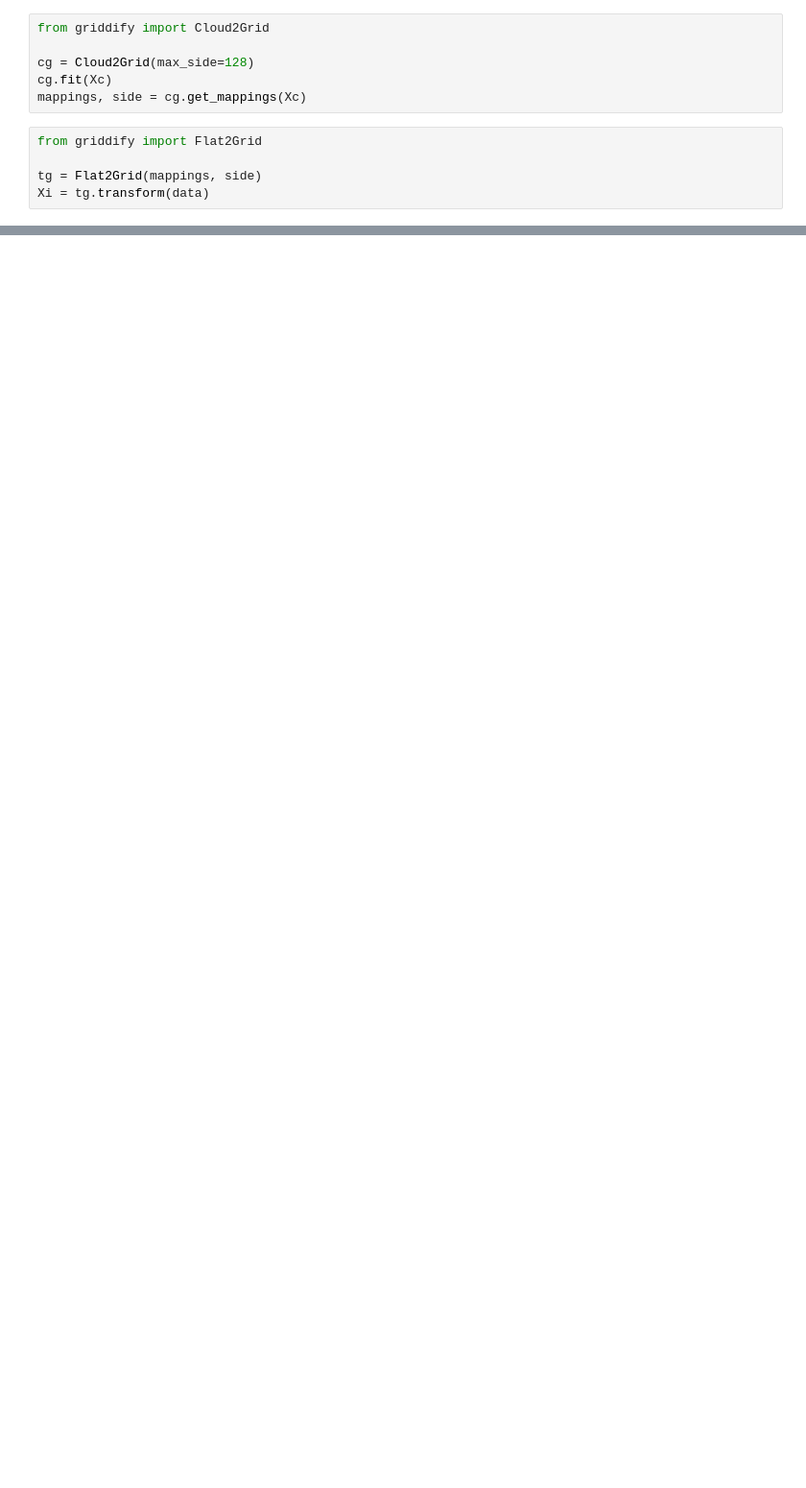
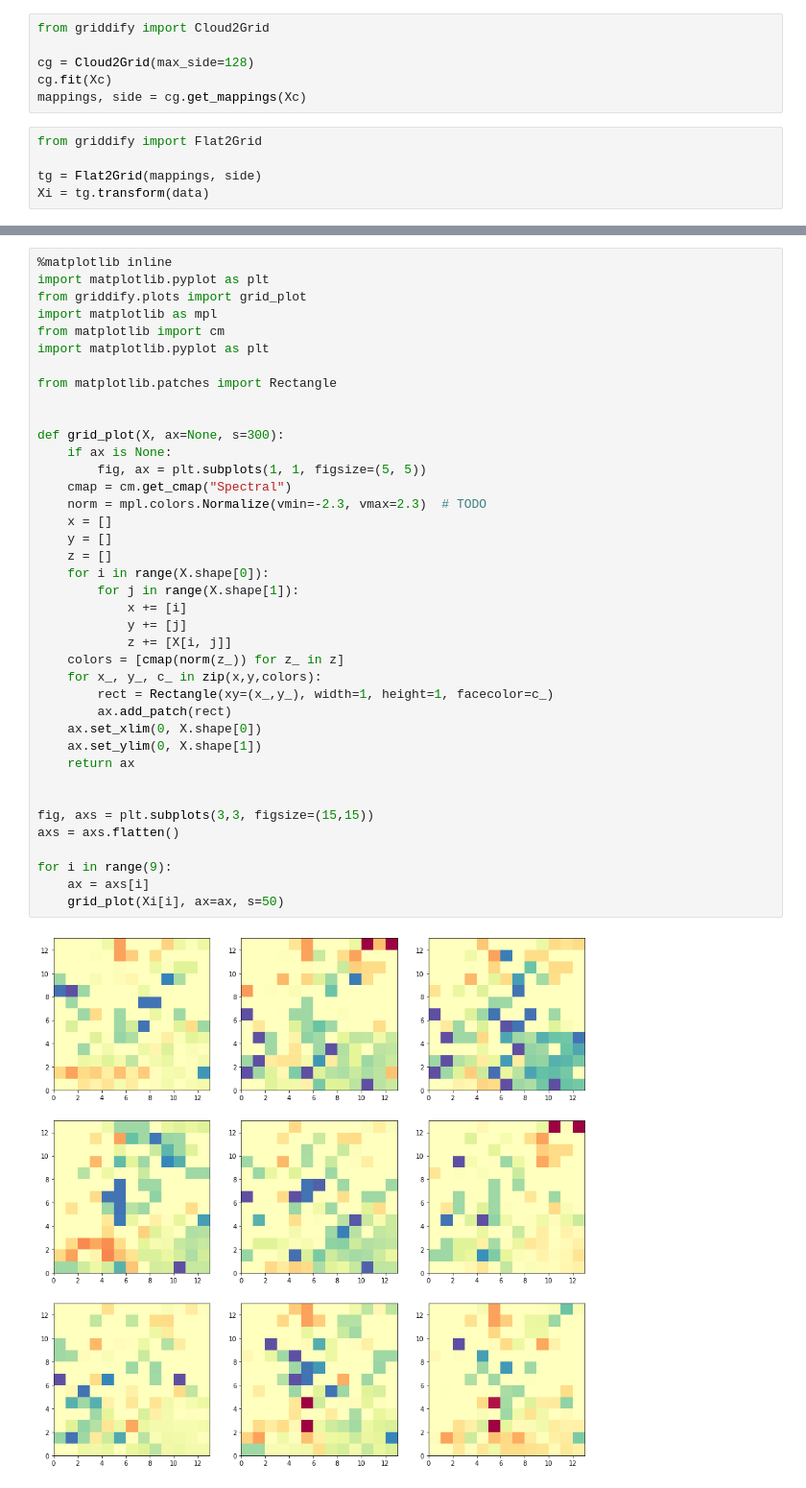
Before and after one commit to ersilia-os/griddify, a Jupyter notebook: notebooks/01_compounds_example.ipynb, the cells around one changed output, grey strips where cells are left out. Shown at 96% size. Cells and saved outputs as stored; diff of their text form; blank space fills up the shorter version.

```diff
--- a/notebooks/01_compounds_example.ipynb
+++ b/notebooks/01_compounds_example.ipynb
@@ -58,0 +61,41 @@ grid_plot(Xi[0])
+# %%
+%matplotlib inline
+import matplotlib.pyplot as plt
+from griddify.plots import grid_plot
+import matplotlib as mpl
+from matplotlib import cm
+import matplotlib.pyplot as plt
+
+from matplotlib.patches import Rectangle
+
+
+def grid_plot(X, ax=None, s=300):
+    if ax is None:
+        fig, ax = plt.subplots(1, 1, figsize=(5, 5))
+    cmap = cm.get_cmap("Spectral")
+    norm = mpl.colors.Normalize(vmin=-2.3, vmax=2.3)  # TODO
+    x = []
+    y = []
+    z = []
+    for i in range(X.shape[0]):
+        for j in range(X.shape[1]):
+            x += [i]
+            y += [j]
+            z += [X[i, j]]
+    colors = [cmap(norm(z_)) for z_ in z]
+    for x_, y_, c_ in zip(x,y,colors):
+        rect = Rectangle(xy=(x_,y_), width=1, height=1, facecolor=c_)
+        ax.add_patch(rect)
+    ax.set_xlim(0, X.shape[0])
+    ax.set_ylim(0, X.shape[1])
+    return ax
+
+
+fig, axs = plt.subplots(3,3, figsize=(15,15))
+axs = axs.flatten()
+
+for i in range(9):
+    ax = axs[i]
+    grid_plot(Xi[i], ax=ax, s=50)
+# %% [output]
+[figure, added]
```
Also changed, not shown: parts of 5 cells of this notebook, 4 other files.
